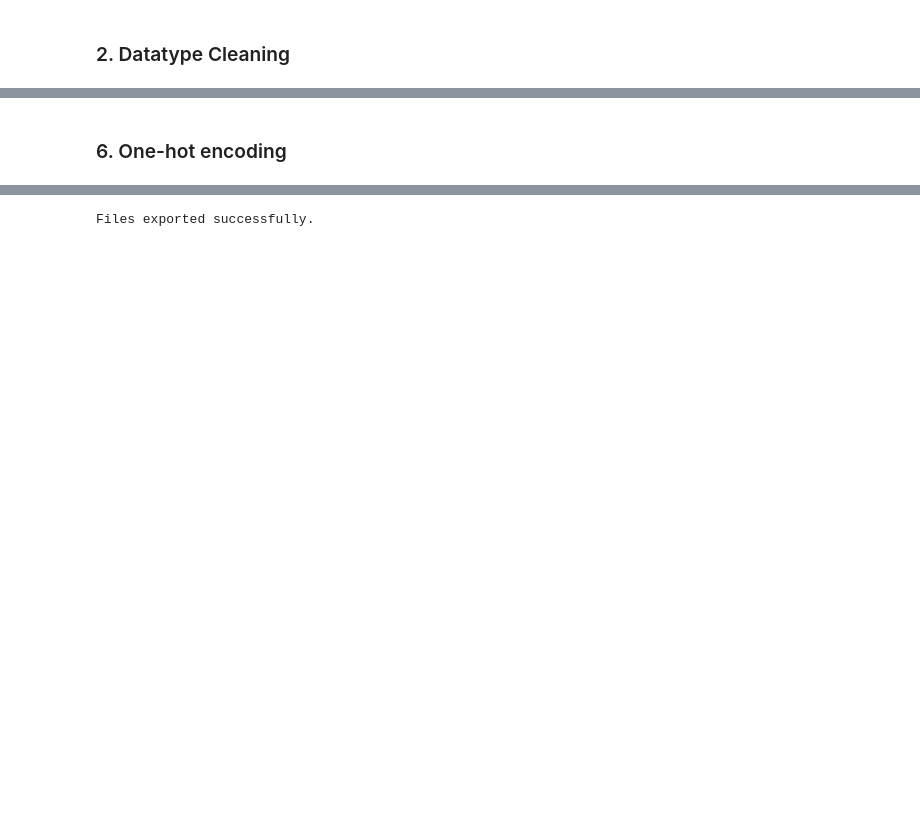
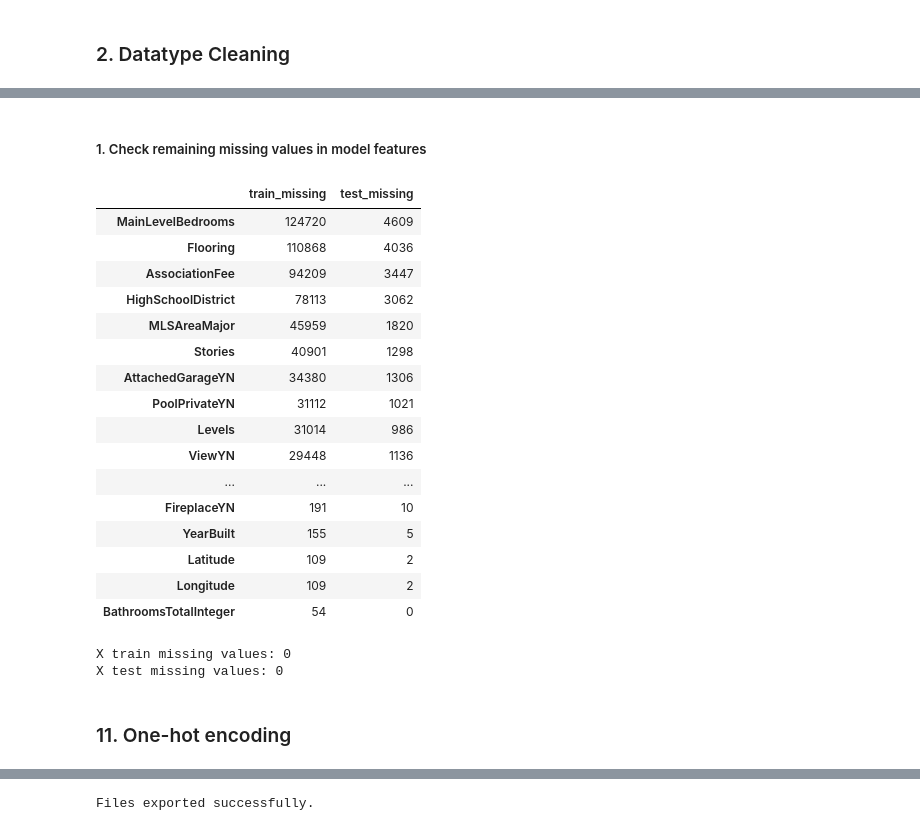
Before and after one commit to jasperfc/IDX-Exchange, a Jupyter notebook: Notebook/notebook_02_preprocessing.ipynb, the cells around one changed output, grey strips where cells are left out. Saved outputs shown, nothing was run; the diff lists cells and outputs as text; code cells hidden in the pictures; blank space fills up the shorter version.

```diff
--- a/Notebook/notebook_02_preprocessing.ipynb
+++ b/Notebook/notebook_02_preprocessing.ipynb
@@ -250,6 +342,9 @@ This time-based split is more realistic than a random split because the model is
 # %%
-# The most recent month of available data as the test set
-test_df = df[df["CloseMonth"] == end_month].copy()
-# The remaining data as the train set
-train_df = df[df["CloseMonth"] < end_month].copy()
+# Use the most recent available month as the test period
+test_period = end_period
+# Select the immediately preceding training window
+train_start_period = test_period - TRAIN_MONTHS
+# Chronological train/test split
+train_df = df[(df["ClosePeriod"] >= train_start_period) & (df["ClosePeriod"] < test_period)].copy()
+test_df = df[df["ClosePeriod"] == test_period].copy()
 # %%
@@ -266,0 +390,12 @@ Test month: 2026-05
+# %%
+# Remove ClosePrice values outside the training-set 0.5th–99.5th percentile range
+price_lower = train_df["ClosePrice"].quantile(0.005)
+price_upper = train_df["ClosePrice"].quantile(0.995)
+# %%
+before_train = len(train_df)
+before_test = len(test_df)
+train_df = train_df[train_df["ClosePrice"].between(price_lower, price_upper)].copy()
+test_df = test_df[test_df["ClosePrice"].between(price_lower, price_upper)].copy()
+print(f"ClosePrice thresholds: ${price_lower:,.0f} to ${price_upper:,.0f}")
+print(f"Train: {before_train:,} -> {len(train_df):,}")
+print(f"Test: {before_test:,} -> {len(test_df):,}")
@@ -294,9 +443,11 @@ drop_model_cols = [
     # Target leakage
     "ListPrice",
     "OriginalListPrice",
+    # Sale-process leakage
+    "DaysOnMarket",
     # Date fields
     "CloseDate",
-    "CloseMonth",
+    "ClosePeriod",
     "PurchaseContractDate",
     "ListingContractDate",
     "ContractStatusChangeDate",
@@ -312,6 +463,8 @@ drop_model_cols = [
     "PropertyType",
     "PropertySubType",
     "MlsStatus",
+    # Redundant area measurement
+    "LotSizeAcres",
     # High-cardinality text
     "ListOfficeName",
     "City"
@@ -320,0 +490,25 @@ x_test = x_test.drop(columns = [c for c in drop_model_cols if c in x_test.column
+# %% [markdown]
+##### 1. Check remaining missing values in model features
+# %%
+missing_summary = pd.DataFrame({"train_missing": x_train.isna().sum(), "test_missing": x_test.isna().sum()})
+missing_summary = missing_summary[(missing_summary["train_missing"] > 0) | (missing_summary["test_missing"] > 0)]\
+    .sort_values("train_missing", ascending = False)
+missing_summary
+# %% [output]
+|  | train_missing | test_missing |
+| MainLevelBedrooms | 124720 | 4609 |
+| Flooring | 110868 | 4036 |
+| AssociationFee | 94209 | 3447 |
+| HighSchoolDistrict | 78113 | 3062 |
+| MLSAreaMajor | 45959 | 1820 |
+| Stories | 40901 | 1298 |
+| AttachedGarageYN | 34380 | 1306 |
+| PoolPrivateYN | 31112 | 1021 |
+| Levels | 31014 | 986 |
+| ViewYN | 29448 | 1136 |
+| ... | ... | ... |
+| FireplaceYN | 191 | 10 |
+| YearBuilt | 155 | 5 |
+| Latitude | 109 | 2 |
+| Longitude | 109 | 2 |
+| BathroomsTotalInteger | 54 | 0 |
@@ -321,3 +541,9 @@ x_test = x_test.drop(columns = [c for c in drop_model_cols if c in x_test.column
+# %%
+print("X train missing values:", x_train.isna().sum().sum())
+print("X test missing values:", x_test.isna().sum().sum())
+# %% [output]
+X train missing values: 0
+X test missing values: 0
 # %% [markdown]
-### 6. One-hot encoding
+### 11. One-hot encoding
 # %% [markdown]
```
Also changed, not shown: parts of 70 cells of this notebook, 14 other files.
